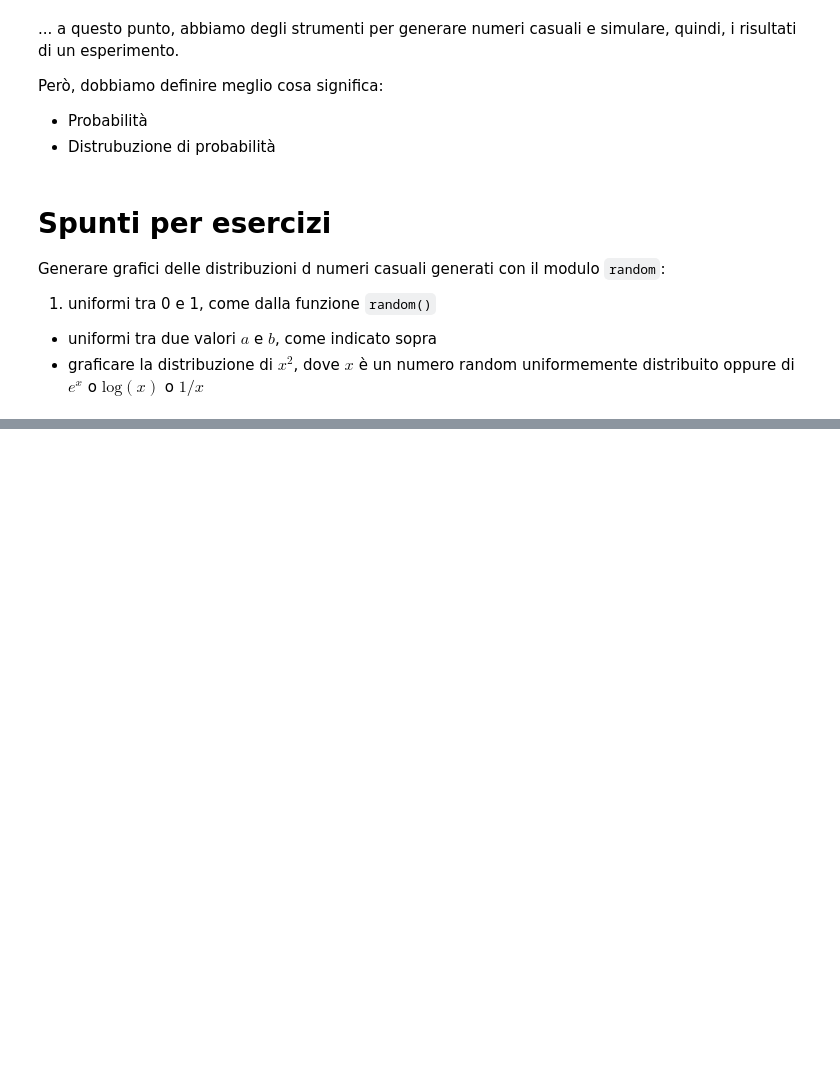
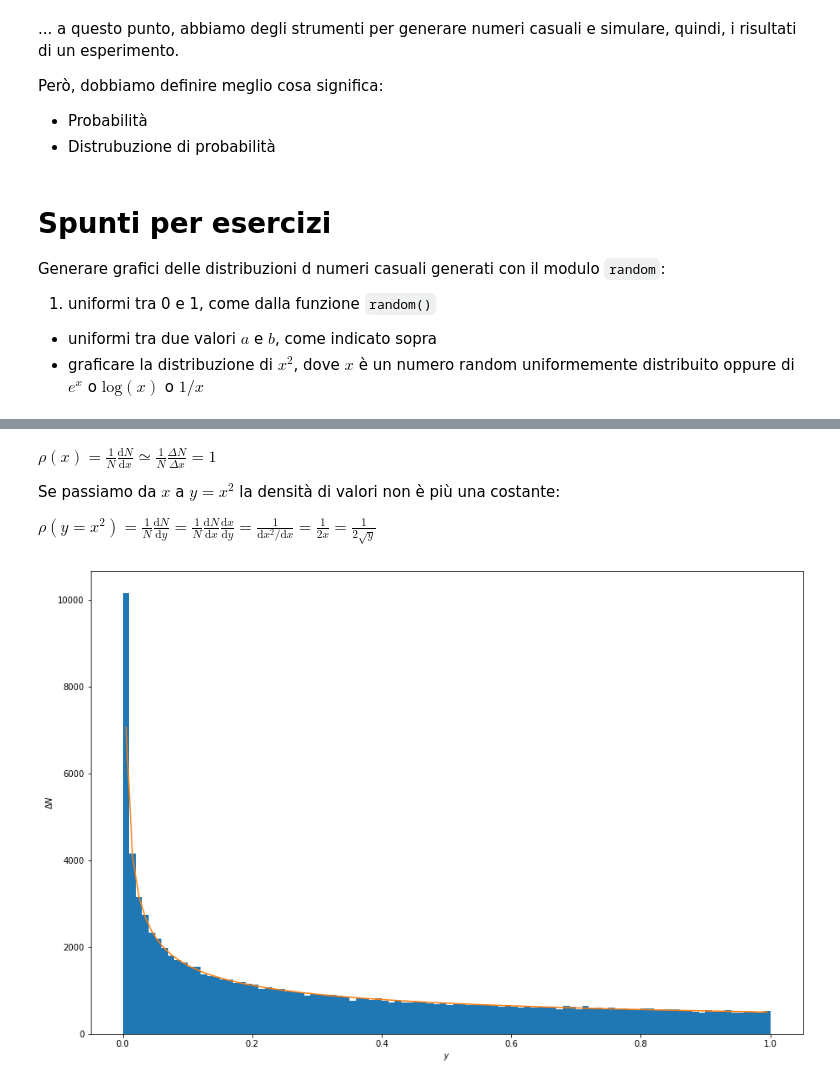
Before and after one commit to lucalista/analisi-dati-2023, a Jupyter notebook: 03.01.00__Generatori_di_numeri_pseudocasuali_in_python.ipynb, the cells around one changed output, grey strips where cells are left out. Saved outputs shown, nothing was run; the diff lists cells and outputs as text; code cells hidden in the pictures; blank space fills up the shorter version.

```diff
--- a/03.01.00__Generatori_di_numeri_pseudocasuali_in_python.ipynb
+++ b/03.01.00__Generatori_di_numeri_pseudocasuali_in_python.ipynb
@@ -89,0 +180,19 @@
+# %% [markdown]
+$\displaystyle \rho(x)=\frac{1}{N}\frac{\mathrm{d}N}{\mathrm{d}x}\simeq\frac{1}{N}\frac{\Delta N}{\Delta x}=1$
+
+Se passiamo da $x$ a $y=x^2$ la densità di valori non è più una costante:
+
+$\displaystyle \rho(y=x^2)=\frac{1}{N}\frac{\mathrm{d}N}{\mathrm{d}y}=\frac{1}{N}\frac{\mathrm{d}N}{\mathrm{d}x}\frac{\mathrm{d}x}{\mathrm{d}y} = \frac{1}{\mathrm{d}x^2/\mathrm{d}x} = \frac{1}{2x} = \frac{1}{2\sqrt{y}}$
+# %%
+nbins = 100
+fig, ax = plt.subplots(figsize=(15, 10))
+n, bins, patches = ax.hist(x**2, nbins, range=(0, 1))
+dy = 1/nbins
+yy = np.linspace(dy/2, 1 - dy/2, nbins)
+nn = (1/(2*np.sqrt(yy)))*nrand*dy
+ax.set_xlabel('$y$')
+ax.set_ylabel('$\Delta N$')
+ax.plot(yy, nn)
+plt.show()
+# %% [output]
+[figure, added]
```
Also changed, not shown: parts of 15 cells of this notebook.
